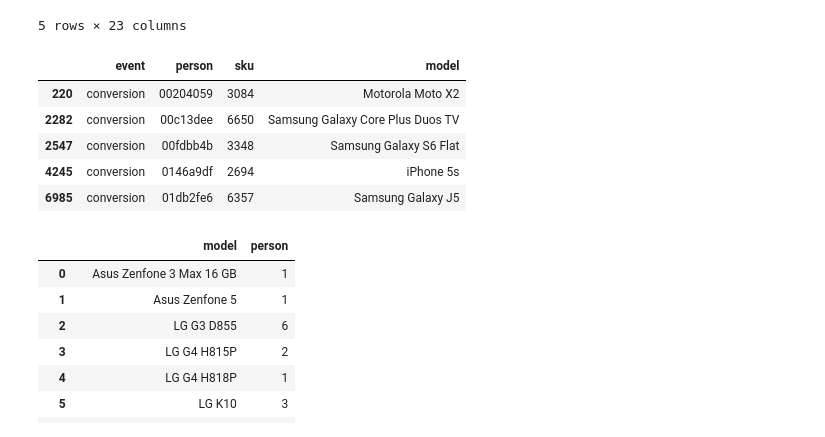
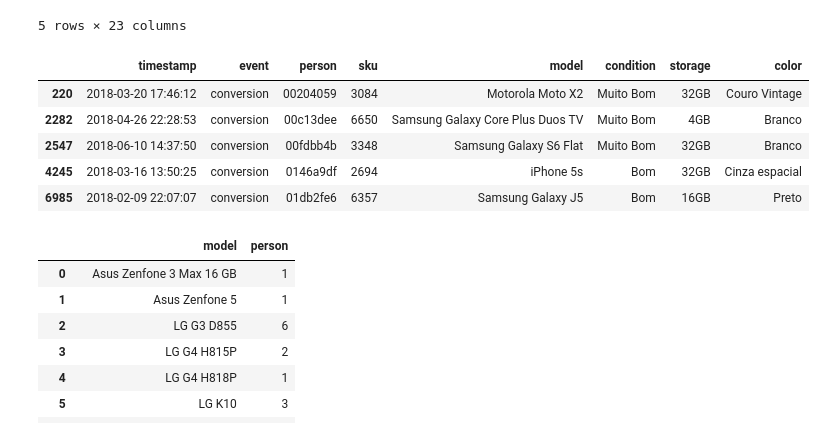
Before and after one commit to SDorgan/TP_Orga_Datos_2018_2C, a Jupyter notebook: Celulares mas vendidos.ipynb, the cells around one changed output. Cells and saved outputs as stored; diff of their text form; code cells hidden in the pictures.

```diff
--- a/Celulares mas vendidos.ipynb
+++ b/Celulares mas vendidos.ipynb
@@ -40,15 +40,15 @@ conversion_r.head()
 | 6985 | 2018-02-09 22:07:07 | conversion | 01db2fe6 | NaN | 6357 | Samsung Galaxy J5 | Bom | 16GB | Preto | NaN | ... | ... |
 5 rows × 23 columns
 # %%
-conversion = conversion_r.drop(["timestamp","url","skus","search_term","staticpage","campaign_source","search_engine","channel","new_vs_returning","city","region","country","device_type","screen_resolution","operating_system_version","browser_version","condition","storage","color"],axis='columns').drop_duplicates()
+conversion = conversion_r.drop(["url","skus","search_term","staticpage","campaign_source","search_engine","channel","new_vs_returning","city","region","country","device_type","screen_resolution","operating_system_version","browser_version"],axis='columns')
 conversion.head()
 # %% [output]
-|  | event | person | sku | model |
-| 220 | conversion | 00204059 | 3084 | Motorola Moto X2 |
-| 2282 | conversion | 00c13dee | 6650 | Samsung Galaxy Core Plus Duos TV |
-| 2547 | conversion | 00fdbb4b | 3348 | Samsung Galaxy S6 Flat |
-| 4245 | conversion | 0146a9df | 2694 | iPhone 5s |
-| 6985 | conversion | 01db2fe6 | 6357 | Samsung Galaxy J5 |
+|  | timestamp | event | person | sku | model | condition | storage | color |
+| 220 | 2018-03-20 17:46:12 | conversion | 00204059 | 3084 | Motorola Moto X2 | Muito Bom | 32GB | Couro Vintage |
+| 2282 | 2018-04-26 22:28:53 | conversion | 00c13dee | 6650 | Samsung Galaxy Core Plus Duos TV | Muito Bom | 4GB | Branco |
+| 2547 | 2018-06-10 14:37:50 | conversion | 00fdbb4b | 3348 | Samsung Galaxy S6 Flat | Muito Bom | 32GB | Branco |
+| 4245 | 2018-03-16 13:50:25 | conversion | 0146a9df | 2694 | iPhone 5s | Bom | 32GB | Cinza espacial |
+| 6985 | 2018-02-09 22:07:07 | conversion | 01db2fe6 | 6357 | Samsung Galaxy J5 | Bom | 16GB | Preto |
 # %%
 cellphone = conversion_r.groupby('model').agg({'person':'count'})
 cellphone.sort_values(ascending=False,by="person")
```
Also changed, not shown: parts of 1 cell of this notebook, 2 other files.
